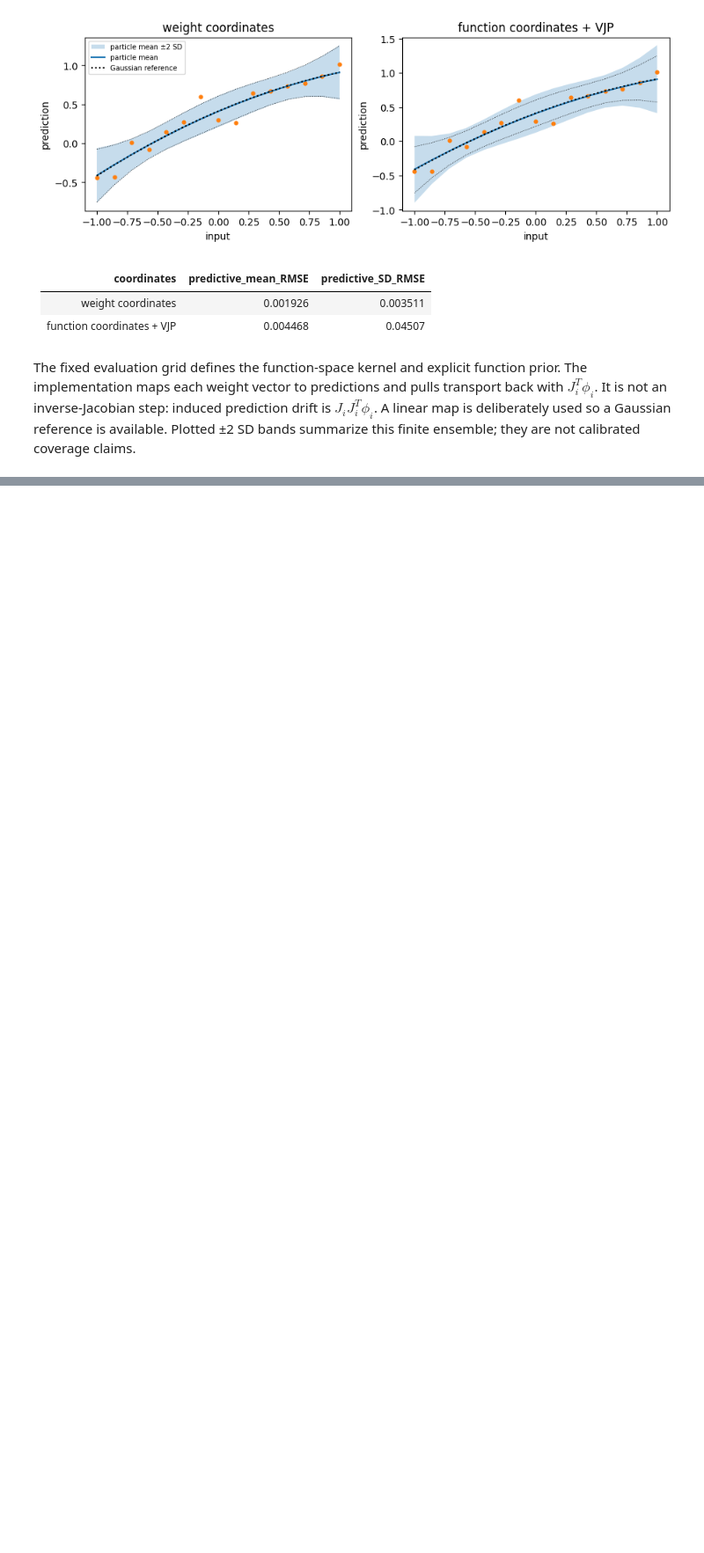
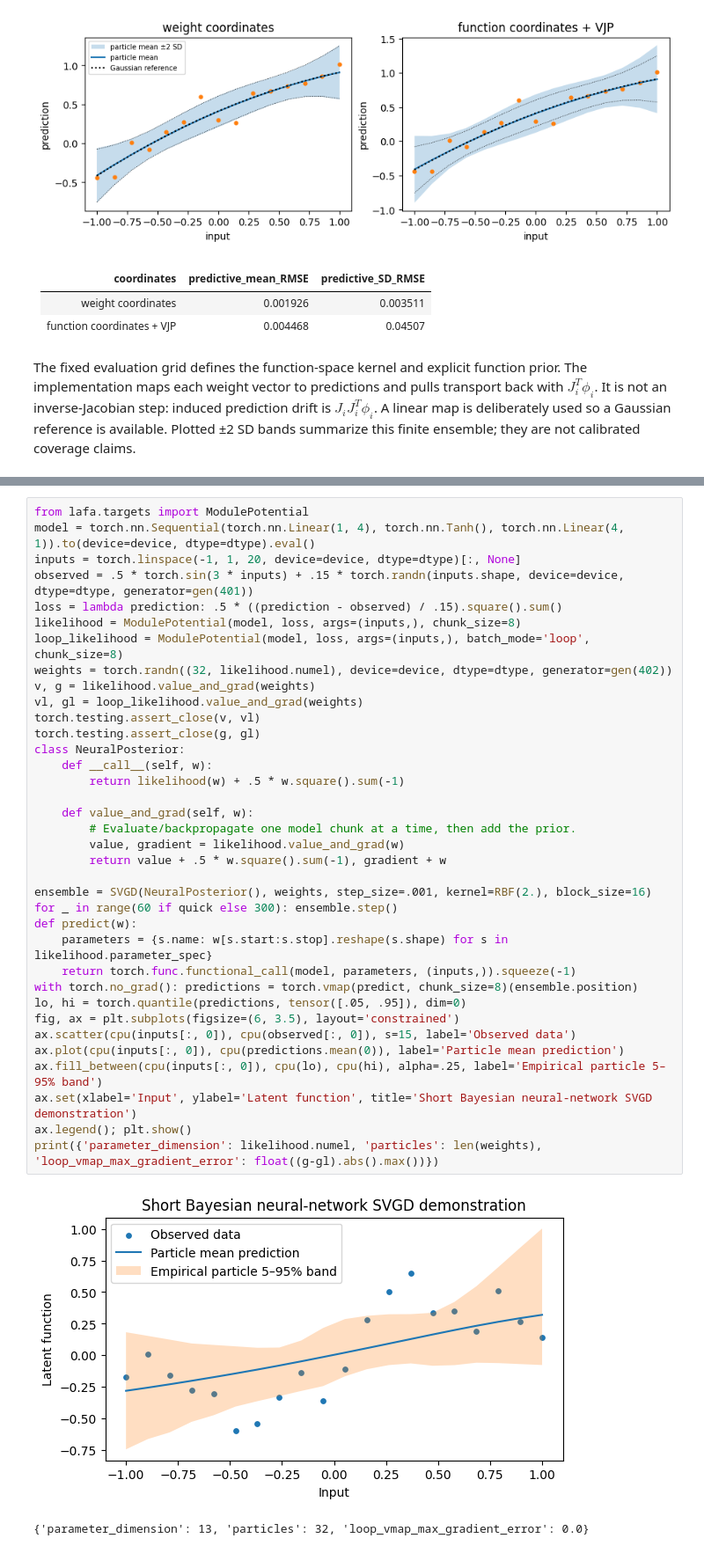
Before and after one commit to izzatum/The-Langevin-algorithms-Family, a Jupyter notebook: notebooks/04_stein_particles.ipynb, the cells around one changed output, grey strips where cells are left out. Shown at 88% size. Cells and saved outputs as stored; diff of their text form; blank space fills up the shorter version.

```diff
--- a/notebooks/04_stein_particles.ipynb
+++ b/notebooks/04_stein_particles.ipynb
@@ -127,0 +134,39 @@ The fixed evaluation grid defines the function-space kernel and explicit functio
+# %%
+from lafa.targets import ModulePotential
+model = torch.nn.Sequential(torch.nn.Linear(1, 4), torch.nn.Tanh(), torch.nn.Linear(4, 1)).to(device=device, dtype=dtype).eval()
+inputs = torch.linspace(-1, 1, 20, device=device, dtype=dtype)[:, None]
+observed = .5 * torch.sin(3 * inputs) + .15 * torch.randn(inputs.shape, device=device, dtype=dtype, generator=gen(401))
+loss = lambda prediction: .5 * ((prediction - observed) / .15).square().sum()
+likelihood = ModulePotential(model, loss, args=(inputs,), chunk_size=8)
+loop_likelihood = ModulePotential(model, loss, args=(inputs,), batch_mode='loop', chunk_size=8)
+weights = torch.randn((32, likelihood.numel), device=device, dtype=dtype, generator=gen(402))
+v, g = likelihood.value_and_grad(weights)
+vl, gl = loop_likelihood.value_and_grad(weights)
+torch.testing.assert_close(v, vl)
+torch.testing.assert_close(g, gl)
+class NeuralPosterior:
+    def __call__(self, w):
+        return likelihood(w) + .5 * w.square().sum(-1)
+
+    def value_and_grad(self, w):
+        # Evaluate/backpropagate one model chunk at a time, then add the prior.
+        value, gradient = likelihood.value_and_grad(w)
+        return value + .5 * w.square().sum(-1), gradient + w
+
+ensemble = SVGD(NeuralPosterior(), weights, step_size=.001, kernel=RBF(2.), block_size=16)
+for _ in range(60 if quick else 300): ensemble.step()
+def predict(w):
+    parameters = {s.name: w[s.start:s.stop].reshape(s.shape) for s in likelihood.parameter_spec}
+    return torch.func.functional_call(model, parameters, (inputs,)).squeeze(-1)
+with torch.no_grad(): predictions = torch.vmap(predict, chunk_size=8)(ensemble.position)
+lo, hi = torch.quantile(predictions, tensor([.05, .95]), dim=0)
+fig, ax = plt.subplots(figsize=(6, 3.5), layout='constrained')
+ax.scatter(cpu(inputs[:, 0]), cpu(observed[:, 0]), s=15, label='Observed data')
+ax.plot(cpu(inputs[:, 0]), cpu(predictions.mean(0)), label='Particle mean prediction')
+ax.fill_between(cpu(inputs[:, 0]), cpu(lo), cpu(hi), alpha=.25, label='Empirical particle 5–95% band')
+ax.set(xlabel='Input', ylabel='Latent function', title='Short Bayesian neural-network SVGD demonstration')
+ax.legend(); plt.show()
+print({'parameter_dimension': likelihood.numel, 'particles': len(weights), 'loop_vmap_max_gradient_error': float((g-gl).abs().max())})
+# %% [output]
+[figure, added]
+{'parameter_dimension': 13, 'particles': 32, 'loop_vmap_max_gradient_error': 0.0}
```
Also changed, not shown: parts of 2 cells of this notebook, 13 other files.
